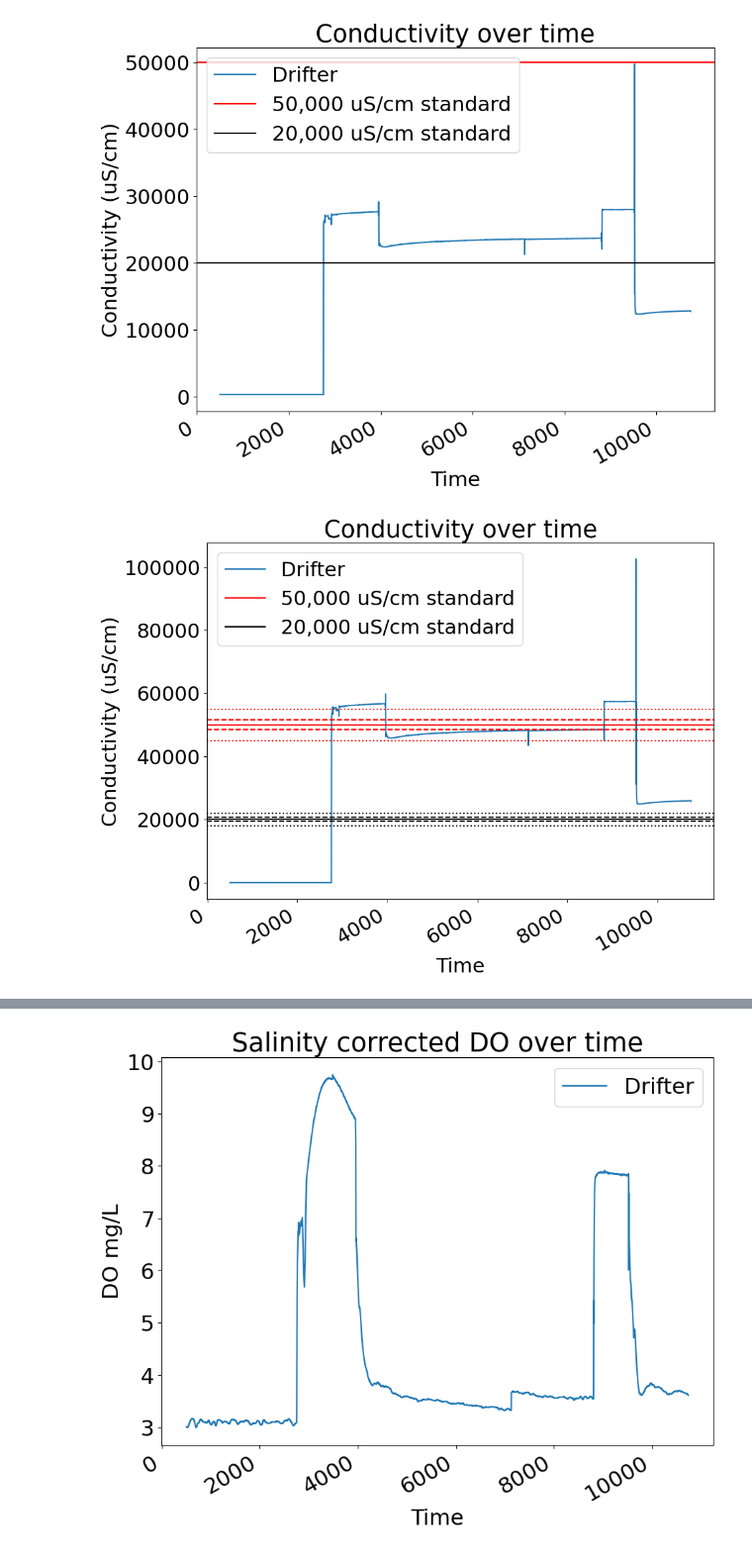
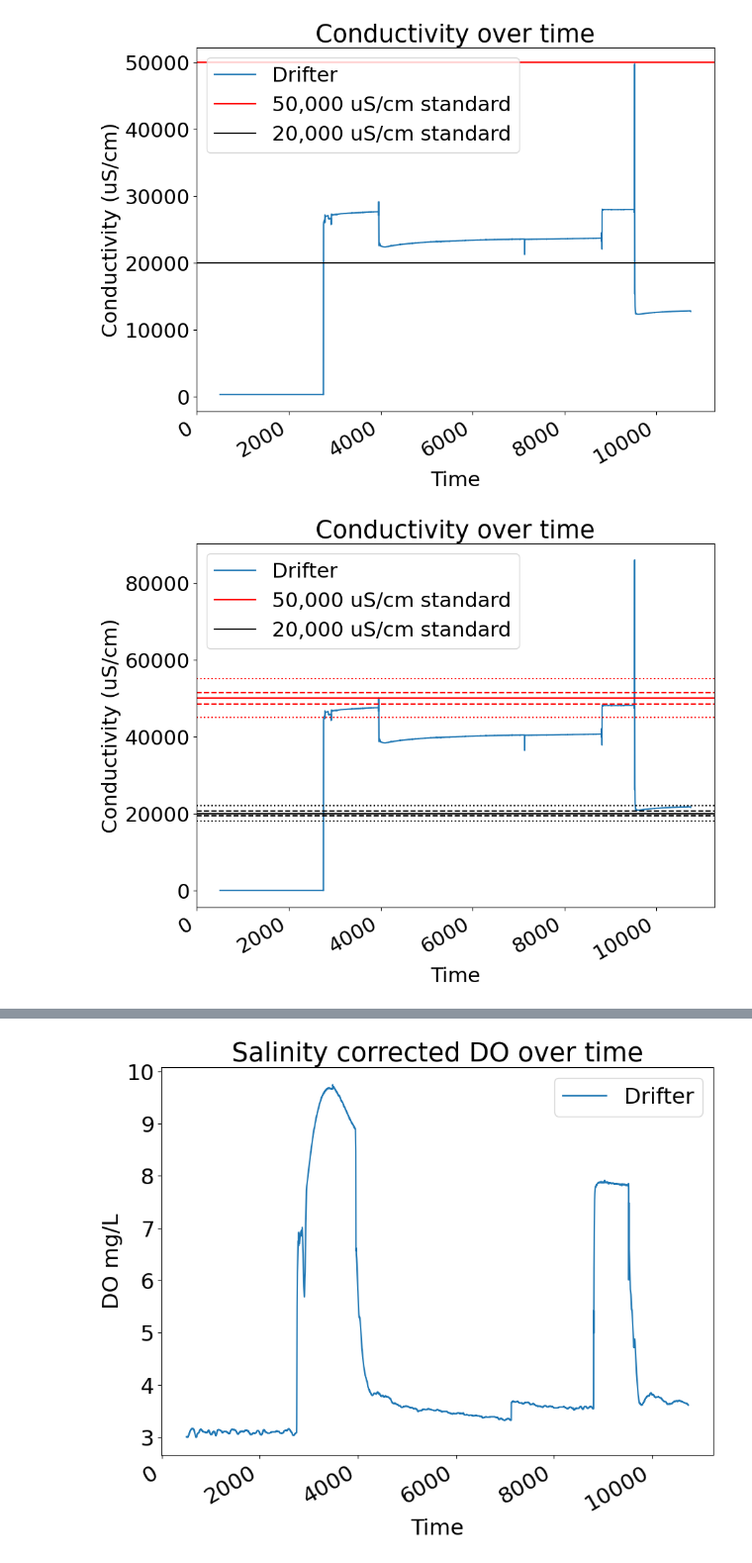
Before and after one commit to COAST-Lab/Biogeochemical-Drifter, a Jupyter notebook: Data_Analysis/Data_Analysis.ipynb, the cells around one changed output, grey strips where cells are left out. Shown at 99% size. Saved outputs shown, nothing was run; the diff lists cells and outputs as text; code cells hidden in the pictures.

Commit message:
Updated script with correct calibration

```diff
--- a/Data_Analysis/Data_Analysis.ipynb
+++ b/Data_Analysis/Data_Analysis.ipynb
@@ -320,27 +320,27 @@ fig.autofmt_xdate()
 # %% [output]
 [figure]
 # %%
-cond_corrected = (acond-290.9)/0.4827 #calculated via 2 point calibration standard
+cond_corrected = (acond-290.9)/0.5757 #calculated via 2 point calibration standard
 
 plt.rcParams.update({'font.size':22}) #font size
 fig, axs = plt.subplots(figsize = (10,8)) # PJB: explicitly create graph objects for subsequent access
 plt.plot(time, cond_corrected, label = 'Drifter')
 plt.axhline( y = 50000, color = 'r', label = '50,000 uS/cm standard')
 plt.axhline( y = 51500, color = 'r', linestyle = '--')
 plt.axhline (y = 48500, color = 'r', linestyle = '--')
 plt.axhline (y = 45000, color = 'r', linestyle = ':')
 plt.axhline (y = 55000, color = 'r', linestyle = ':')
 plt.axhline( y = 20000, color = 'k', label = '20,000 uS/cm standard')
 plt.axhline( y = 20600, color = 'k', linestyle = '--')
 plt.axhline (y = 19400, color = 'k', linestyle = '--')
 plt.axhline (y = 18000, color = 'k', linestyle = ':')
 plt.axhline (y = 22000, color = 'k', linestyle = ':')
 
 #plt.plot(YSItime,YSIcond, label = 'YSI EXO2s')
 plt.title('Conductivity over time')
 plt.xlabel('Time')
 plt.ylabel('Conductivity (uS/cm)')
 axs.legend()
 fig.autofmt_xdate()
 # %% [output]
-[figure, old version]
+[figure, new version]
```
Also changed, not shown: parts of 3 cells of this notebook.
